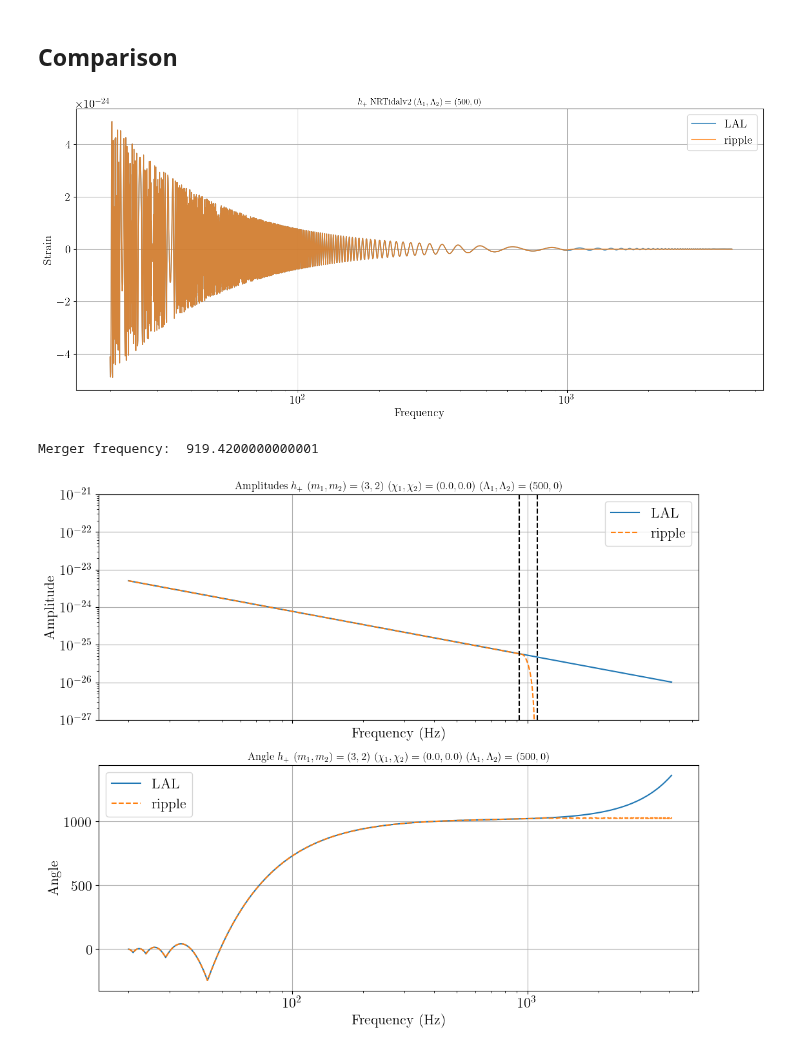
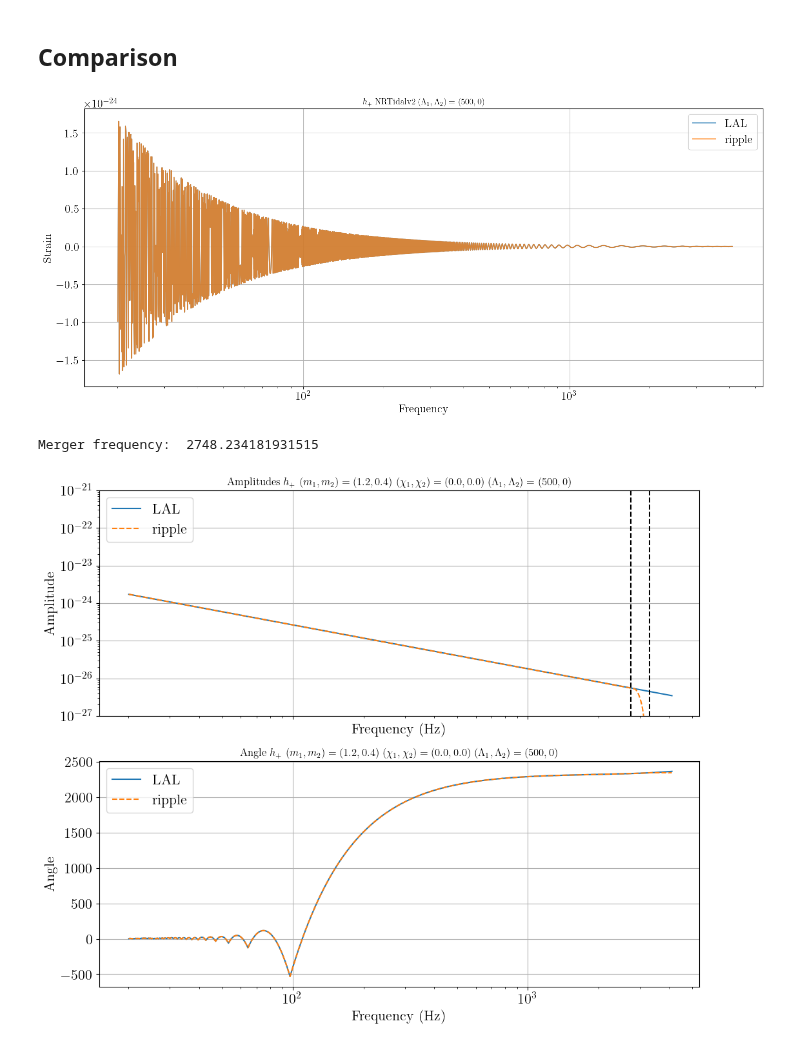
Before and after one commit to ThibeauWouters/ripple, a Jupyter notebook: notebooks/check_TaylorF2 QM.ipynb, the cells around one changed output. Cells and saved outputs as stored; diff of their text form; code cells hidden in the pictures.

Commit message:
set stop default to ISCO

```diff
--- a/notebooks/check_TaylorF2 QM.ipynb
+++ b/notebooks/check_TaylorF2 QM.ipynb
@@ -49,8 +49,8 @@ The autoreload extension is already loaded. To reload it, use:
 # %% [markdown]
 We will compare waveforms with the following intrinsic parameters, which are close to the extremes on which the LAL implementation has been reviewed:
 # %%
-m1 = 3
-m2 = 2
+m1 = 1.2
+m2 = 0.4
 
 chi1 = 0.
 chi2 = 0.
@@ -99,7 +99,7 @@ theta_ripple = jnp.array([Mc, eta, chi1, chi2, lambda_tilde, delta_lambda_tilde,
 fs_ripple = jnp.arange(f_l, f_u, df)[1:]
 
 # And finally lets generate the waveform!
-hp_ripple, hc_ripple = TaylorF2QM.gen_TaylorF2_hphc(fs_ripple, theta_ripple, f_ref, stop="RLO")
+hp_ripple, hc_ripple = TaylorF2QM.gen_TaylorF2_hphc(fs_ripple, theta_ripple, f_ref, stop="ISCO")
 # %%
 plt.plot(fs_ripple, hp_ripple.real)
 plt.show()
@@ -191,7 +191,7 @@ plt.xlim(f_l - 5)
 plt.legend()
 plt.show()
 # %% [output]
-[figure, old version]
+[figure, new version]
 # %%
 ## Get amplitude and angle for comparison
 
@@ -203,7 +203,7 @@ A_ripple = jnp.abs(hp_ripple)
 angle_ripple = np.unwrap(np.angle(hp_ripple))
 phase_ripple = hp_ripple / A_ripple
 
-f_merger = f_RLO(m1, m2)
+f_merger = f_ISCO(m1, m2)
 f_merger = float(f_merger)
 print("Merger frequency: ", f_merger)
 
@@ -222,35 +222,35 @@ plt.title(r"Amplitudes $h_+$ ($m_1, m_2) = ({}, {}$) ($\chi_1, \chi_2) = ({}, {}
 plt.yscale('log')
 plt.xscale('log')
 plt.xlabel("Frequency (Hz)")
 plt.ylabel("Amplitude")
 plt.ylim(1e-27, 1e-21)
 plt.xlim(f_l - 5)
 plt.legend()
 
 # Plot where the Planck taper has to take place
 plt.axvline(f_merger, linestyle = "--", color = 'black', label = 'Planck taper')
 plt.axvline(1.2 * f_merger, linestyle = "--", color = 'black')
 
 # Plot the angle or the phase
 plt.subplot(2, 1, 2)
 if plot_angle:
     plt.plot(freqs_lal[mask_lal], angle_lalsuite, "-", label = "LAL")
     plt.plot(fs_ripple, angle_ripple, "--", label = "ripple")
     name = "Angle"
 else:
     plt.plot(freqs_lal[mask_lal], angle_lalsuite, "-", label = "LAL")
     plt.plot(fs_ripple, phase_ripple, "--", label = "ripple")
     name = "Phase"
 plt.legend()
 plt.title(r"{} $h_+$ ($m_1, m_2) = ({}, {}$) ($\chi_1, \chi_2) = ({}, {}$) ($\Lambda_1, \Lambda_2) = ({}, {}$)".format(name, m1, m2, chi1, chi2, lambda1, lambda2))
 plt.xlabel("Frequency (Hz)")
 plt.ylabel(f"{name}")
 plt.xscale('log')
 plt.xlim(f_l - 5)
 plt.show()
 # %% [output]
-Merger frequency:  919.4200000000001
+Merger frequency:  2748.234181931515
-[figure, old version]
+[figure, new version]
 # %%
 plt.subplots(2, 1, figsize=(12, 10), sharex=True)
 plt.subplot(2, 1, 1)
```
Also changed, not shown: parts of 4 cells of this notebook, 1 other file.
